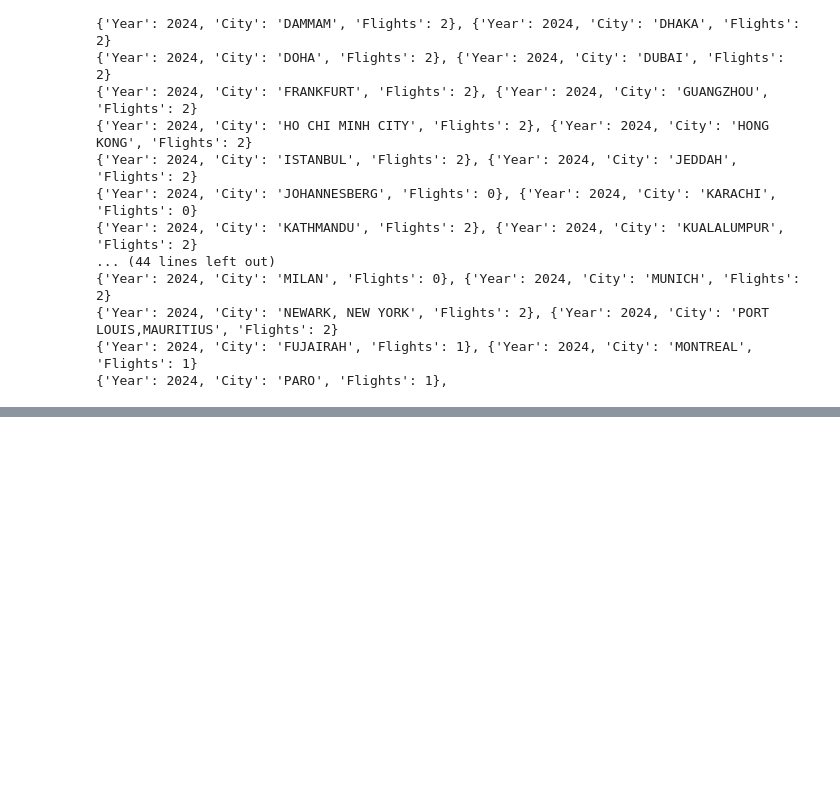
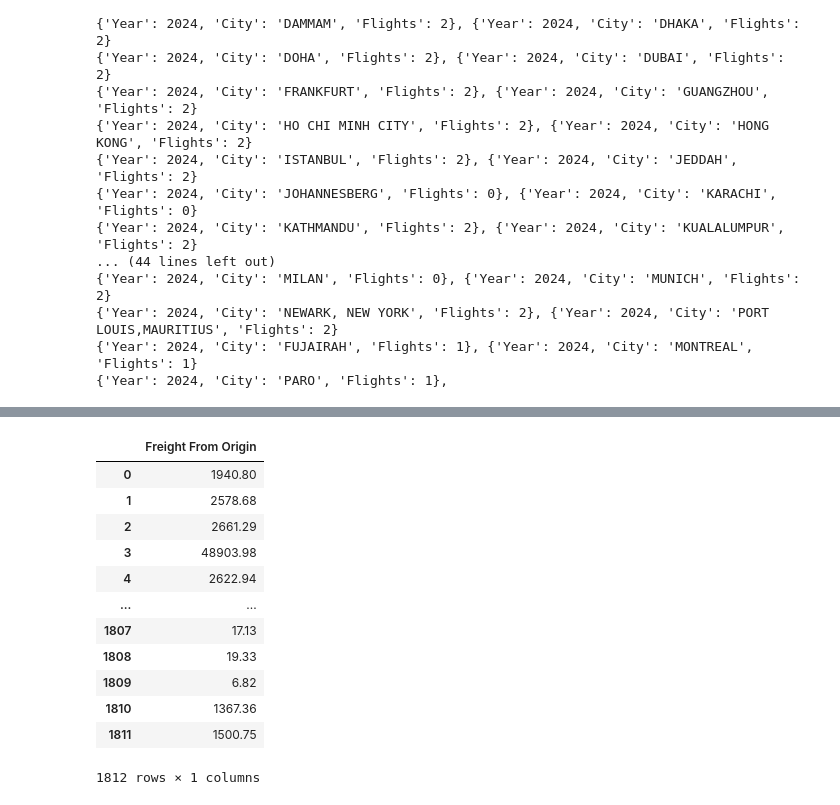
Before and after one commit to rushiraj070/Mumbai_Airport-International_Flight_Analysis, a Jupyter notebook: notebooks/analysis.ipynb, the cells around one changed output, grey strips where cells are left out. Cells and saved outputs as stored; diff of their text form; code cells hidden in the pictures; blank space fills up the shorter version.

```diff
--- a/notebooks/analysis.ipynb
+++ b/notebooks/analysis.ipynb
@@ -874,0 +1061,17 @@ for i, result in enumerate(results):
+# %%
+
+df_flights[['Freight From Origin']]
+# %% [output]
+|  | Freight From Origin |
+| 0 | 1940.80 |
+| 1 | 2578.68 |
+| 2 | 2661.29 |
+| 3 | 48903.98 |
+| 4 | 2622.94 |
+| ... | ... |
+| 1807 | 17.13 |
+| 1808 | 19.33 |
+| 1809 | 6.82 |
+| 1810 | 1367.36 |
+| 1811 | 1500.75 |
+1812 rows × 1 columns
```
Also changed, not shown: parts of 23 cells of this notebook.
